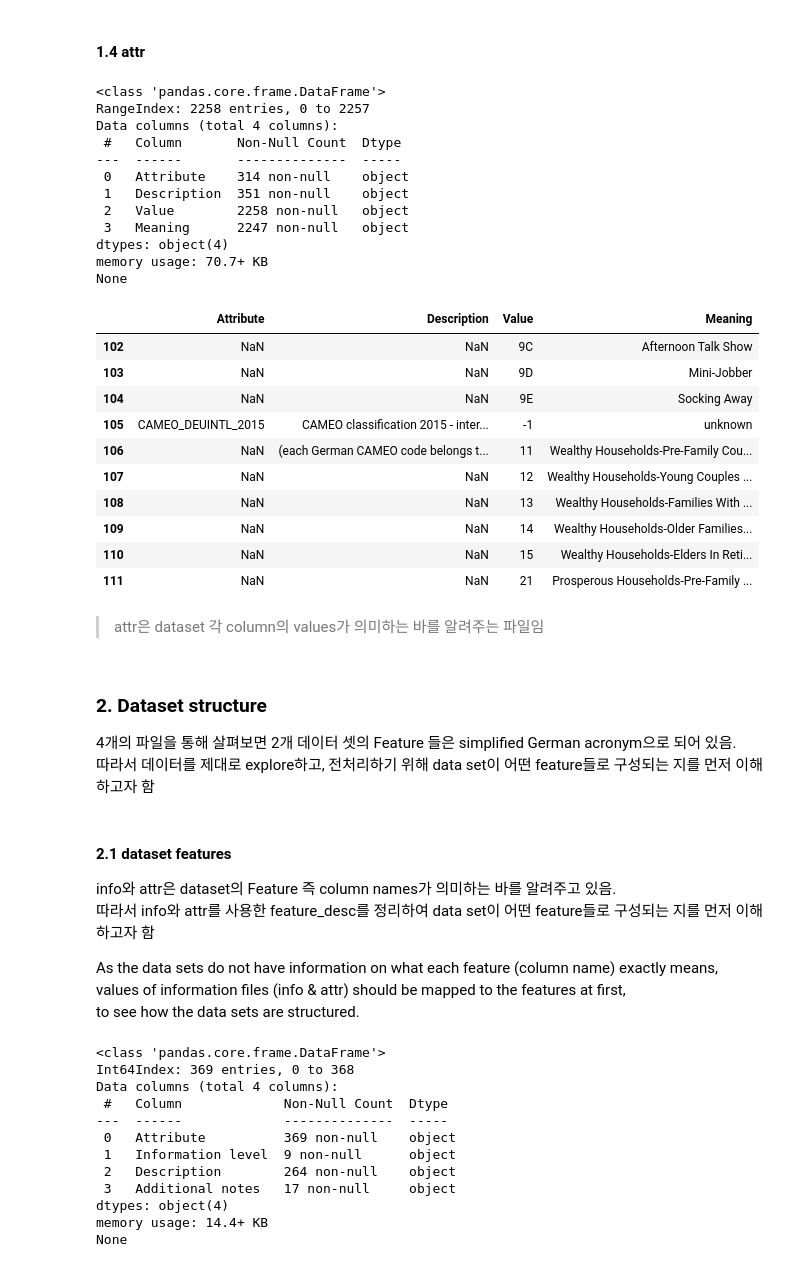
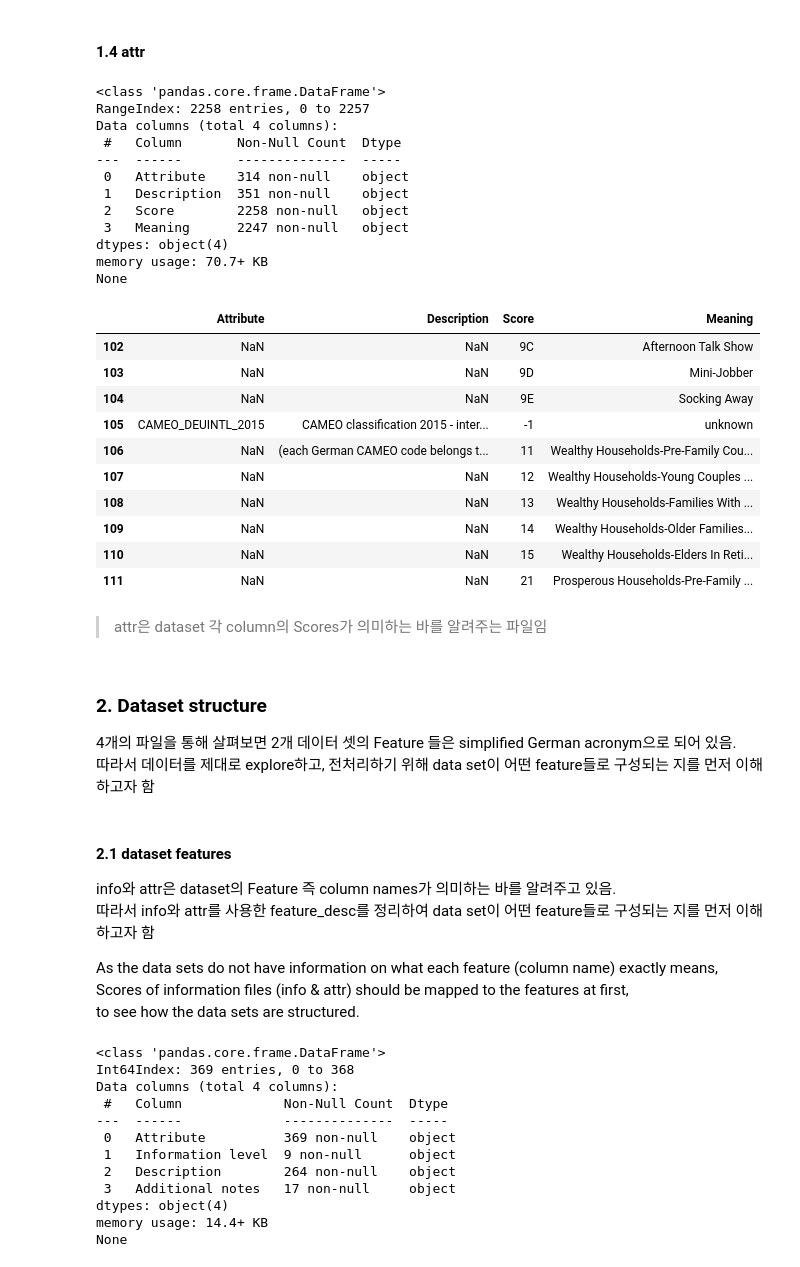
Before and after one commit to jaeyoun-chang/u_city_capstone, a Jupyter notebook: Arvato Project Workbook_230528.ipynb, the cells around one changed output. Cells and saved outputs as stored; diff of their text form; code cells hidden in the pictures.

```diff
--- a/Arvato Project Workbook_230528.ipynb
+++ b/Arvato Project Workbook_230528.ipynb
@@ -279,28 +279,28 @@ None
 # %%
 '''
 load and overview
 '''
 
 attr = pd.read_excel(
-    'DIAS Attributes - Values 2017.xlsx', header=1).iloc[:, 1:]
+    'DIAS Attributes - Scores 2017.xlsx', header=1).iloc[:, 1:]
 attr.name = 'attr'
 
 print (attr.info())
 attr[102:112]
 # %% [output]
 <class 'pandas.core.frame.DataFrame'>
 RangeIndex: 2258 entries, 0 to 2257
 Data columns (total 4 columns):
  #   Column       Non-Null Count  Dtype
 ---  ------       --------------  -----
  0   Attribute    314 non-null    object
  1   Description  351 non-null    object
- 2   Value        2258 non-null   object
+ 2   Score        2258 non-null   object
  3   Meaning      2247 non-null   object
 dtypes: object(4)
 memory usage: 70.7+ KB
 None
-|  | Attribute | Description | Value | Meaning |
+|  | Attribute | Description | Score | Meaning |
 | 102 | NaN | NaN | 9C | Afternoon Talk Show |
 | 103 | NaN | NaN | 9D | Mini-Jobber |
 | 104 | NaN | NaN | 9E | Socking Away |
@@ -316,7 +316,7 @@ None
 
 # view_all(attr)
 # %% [markdown]
-> attr은 dataset 각 column의 values가 의미하는 바를 알려주는 파일임
+> attr은 dataset 각 column의 Scores가 의미하는 바를 알려주는 파일임
 # %% [markdown]
 ### 2. Dataset structure
 
@@ -329,7 +329,7 @@ info와 attr은 dataset의 Feature 즉 column names가 의미하는 바를 알
 따라서 info와 attr를 사용한 feature_desc를 정리하여 data set이 어떤 feature들로 구성되는 지를 먼저 이해하고자 함
 
 As the data sets do not have information on what each feature (column name) exactly means,
-values of information files (info & attr) should be mapped to the features at first,
+Scores of information files (info & attr) should be mapped to the features at first,
 to see how the data sets are structured.
 # %%
 '''
```
Also changed, not shown: parts of 91 cells of this notebook, 2 other files.
